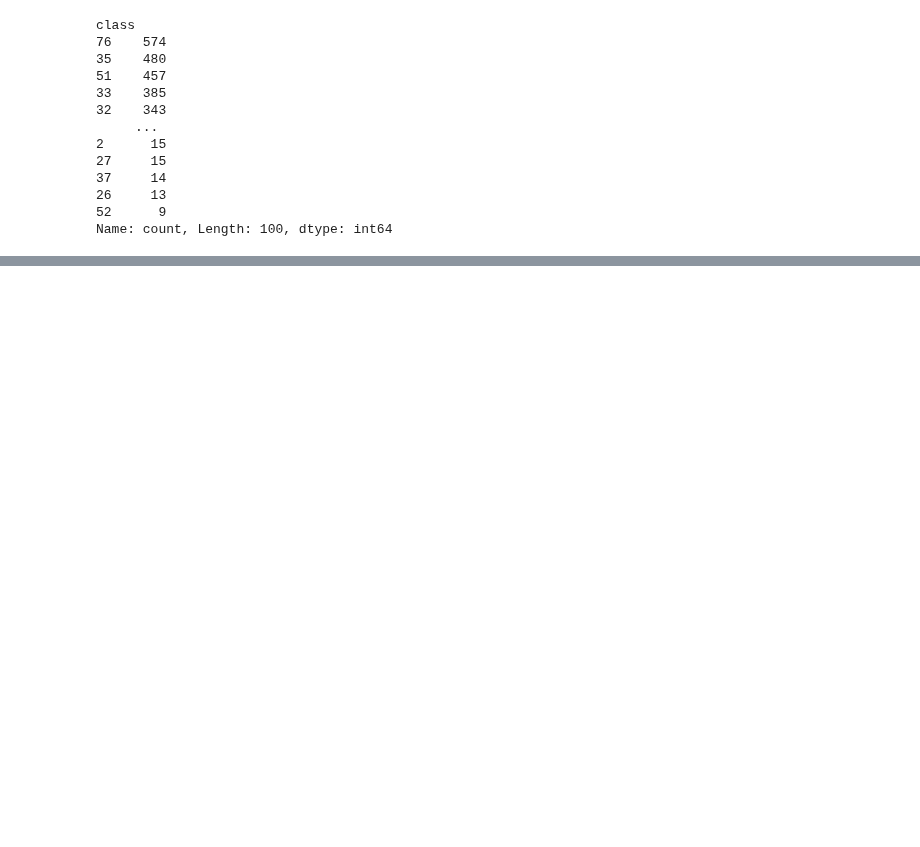
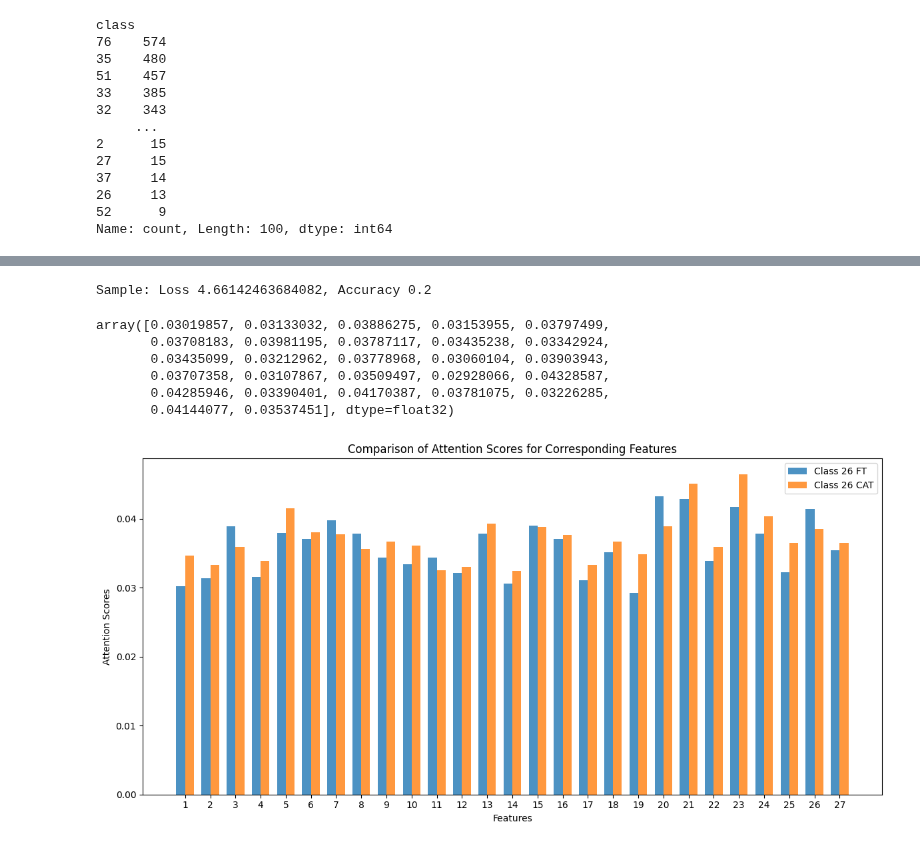
Before and after one commit to Colorado-Mesa-University-Cybersecurity/CAT-Transformer, a Jupyter notebook: interpretability/attn_for_class.ipynb, the cells around one changed output, grey strips where cells are left out. Cells and saved outputs as stored; diff of their text form; code cells hidden in the pictures; blank space fills up the shorter version.

```diff
--- a/interpretability/attn_for_class.ipynb
+++ b/interpretability/attn_for_class.ipynb
@@ -329,0 +464,51 @@ plt.show()
+# %%
+# Evaluate the model on the mini-dataloader
+loss_function = torch.nn.CrossEntropyLoss()  # Define your loss function
+
+class_26_dataset = Combined_Dataset(sample_class26, cat_columns=[], num_columns=cont_columns, task1_column='class')
+
+batch_size = 5  # Adjust batch size as needed
+sample_dataloader = DataLoader(class_26_dataset, batch_size=batch_size)
+
+sample_loss, sample_accuracy, sample_attentions_ft_26 = evaluate(ft_model, sample_dataloader, loss_function, device_in_use)
+
+print(f"Sample: Loss {sample_loss}, Accuracy {sample_accuracy}")
+# %% [output]
+Sample: Loss 4.66142463684082, Accuracy 0.2
+# %%
+sample_attentions_26_ft = sample_attentions_ft_26.mean(0)
+sample_attentions_26_ft
+# %% [output]
+array([0.03019857, 0.03133032, 0.03886275, 0.03153955, 0.03797499,
+       0.03708183, 0.03981195, 0.03787117, 0.03435238, 0.03342924,
+       0.03435099, 0.03212962, 0.03778968, 0.03060104, 0.03903943,
+       0.03707358, 0.03107867, 0.03509497, 0.02928066, 0.04328587,
+       0.04285946, 0.03390401, 0.04170387, 0.03781075, 0.03226285,
+       0.04144077, 0.03537451], dtype=float32)
+# %%
+dist1 = sample_attentions_26_ft
+dist2 = sample_attentions_26
+
+# Creating feature indices for x-axis ticks (assuming 27 features)
+features = np.arange(1, 28)
+
+# Plotting bar plots for comparison
+plt.figure(figsize=(12, 6))
+
+# Offset for bar width
+bar_width = 0.35
+index = np.arange(len(features))
+
+# Plotting bars for each class
+plt.bar(index, dist1, bar_width, label='Class 26 FT', alpha=0.8)
+plt.bar(index + bar_width, dist2, bar_width, label='Class 26 CAT', alpha=0.8)
+
+plt.xlabel('Features')
+plt.ylabel('Attention Scores')
+plt.title('Comparison of Attention Scores for Corresponding Features')
+plt.xticks(index + bar_width / 2, features)
+plt.legend()
+plt.tight_layout()
+plt.show()
+# %% [output]
+[figure, added]
```
Also changed, not shown: parts of 21 cells of this notebook, 12 other files.
